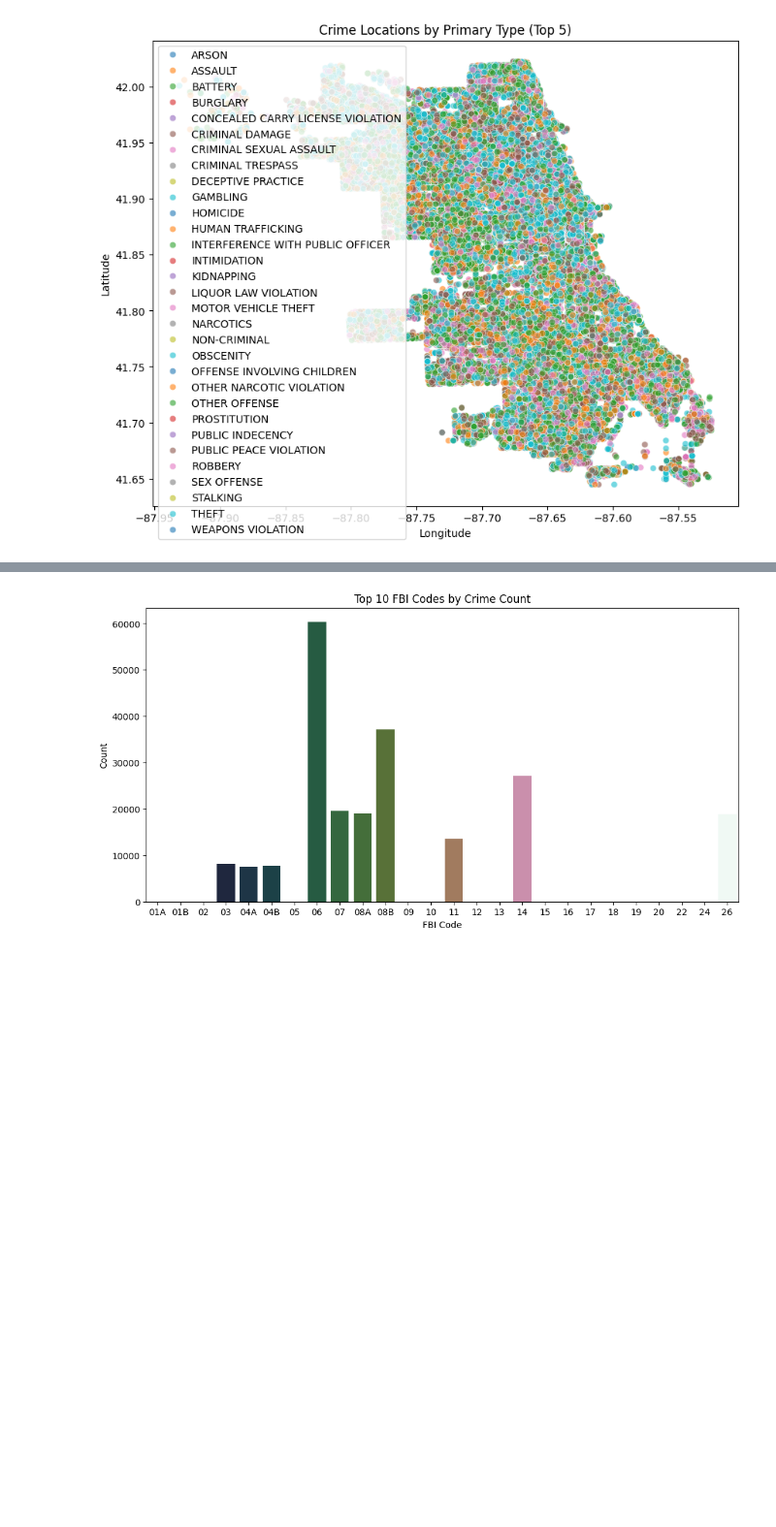
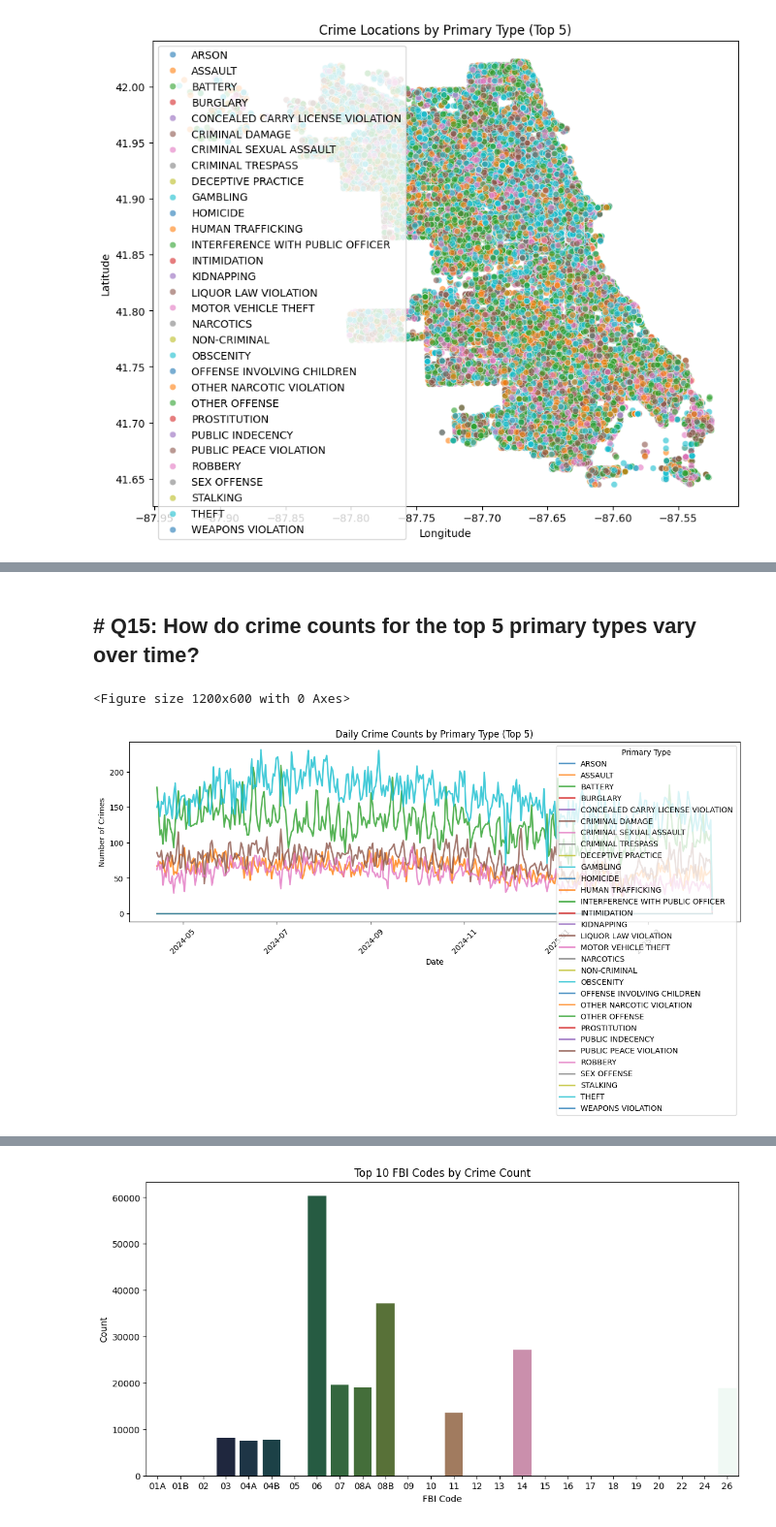
Before and after one commit to mariscotes/ELECT303-DataAnalytics, a Jupyter notebook: HandsOnExam.ipynb, the cells around one changed output, grey strips where cells are left out. Shown at 97% size. Cells and saved outputs as stored; diff of their text form; code cells hidden in the pictures; blank space fills up the shorter version.

```diff
--- a/HandsOnExam.ipynb
+++ b/HandsOnExam.ipynb
@@ -442,0 +511,18 @@ plt.show()
+# %% [markdown]
+<h2># Q15: How do crime counts for the top 5 primary types vary over time?</h2>
+# %%
+plt.figure(figsize=(12, 6))
+subset = cc[cc['Primary Type'].isin(top5_types)].copy()
+subset['Date'] = pd.to_datetime(subset['Date']).dt.date  # Aggregate by date
+daily_counts = subset.groupby(['Date', 'Primary Type']).size().unstack(fill_value=0)
+daily_counts.plot(kind='line', figsize=(12, 6), linewidth=2, alpha=0.8)
+plt.title('Daily Crime Counts by Primary Type (Top 5)')
+plt.xlabel('Date')
+plt.ylabel('Number of Crimes')
+plt.legend(title='Primary Type')
+plt.xticks(rotation=45)
+plt.tight_layout()
+plt.show()
+# %% [output]
+<Figure size 1200x600 with 0 Axes>
+[figure, added]
```
Also changed, not shown: parts of 31 cells of this notebook.
